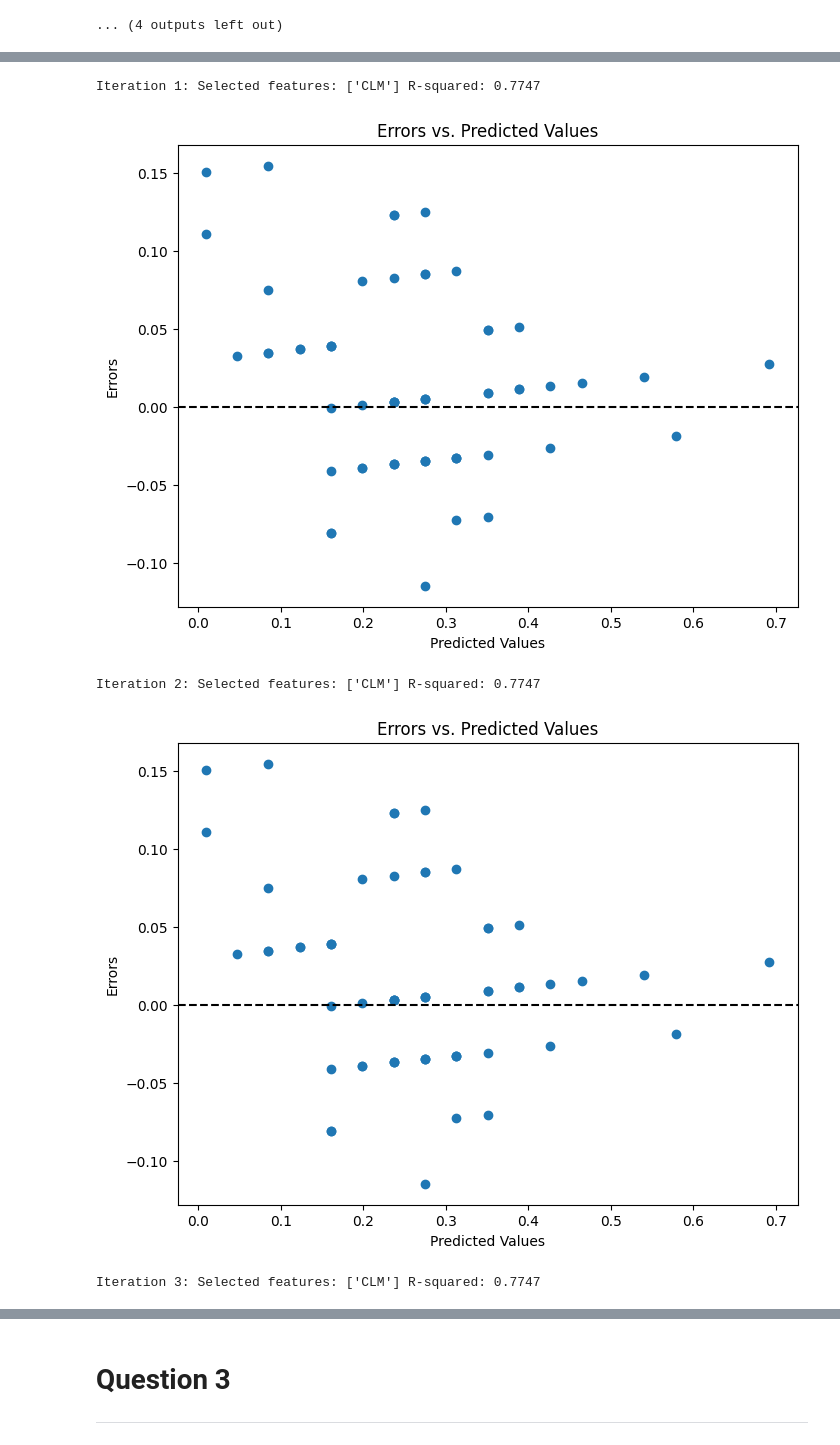
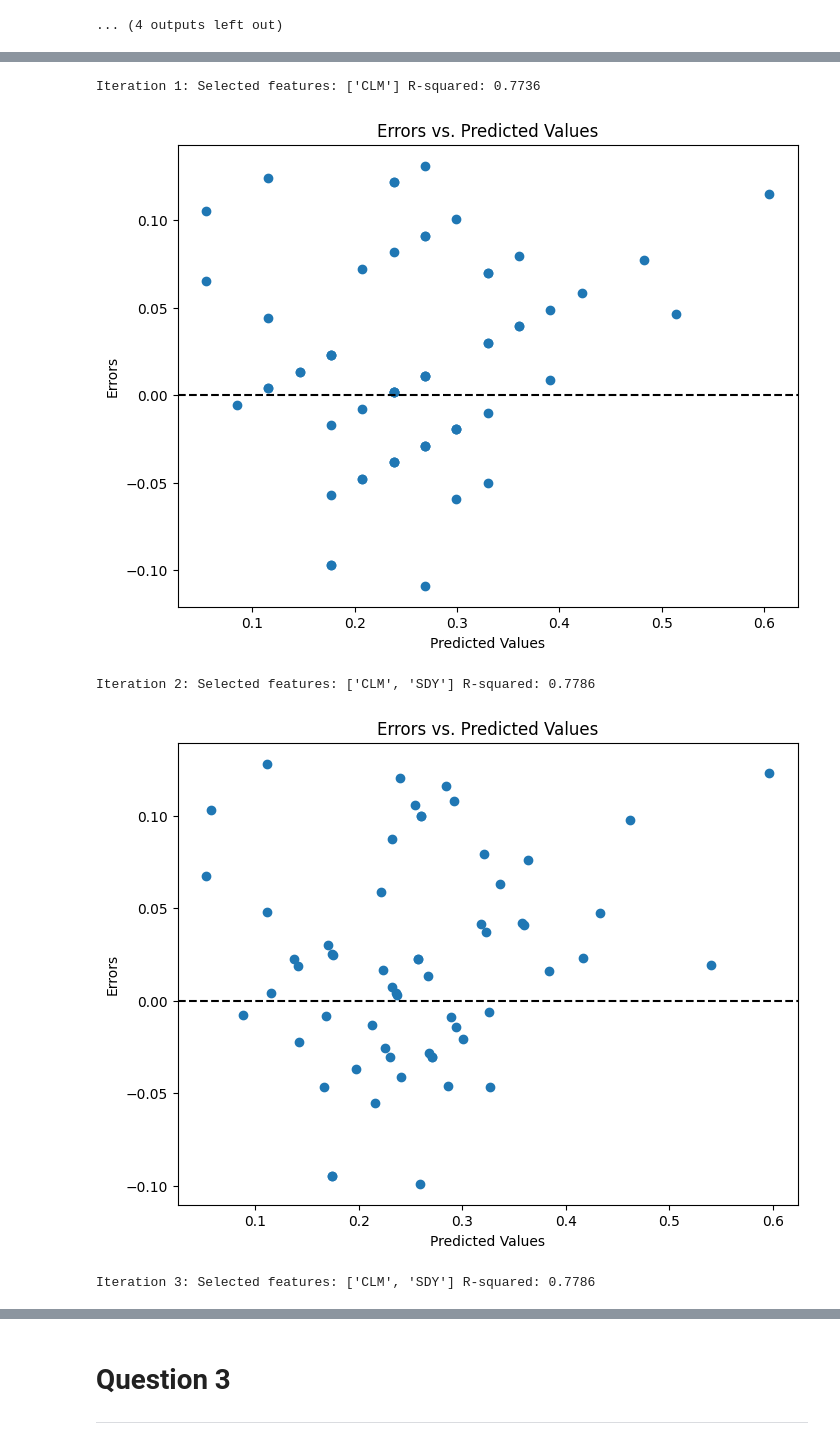
Before and after one commit to SirThaps/DAE_project, a Jupyter notebook: DAE_Assignment_ALL Q.ipynb, the cells around one changed output, grey strips where cells are left out. Saved outputs shown, nothing was run; the diff lists cells and outputs as text; code cells hidden in the pictures.

Commit message:
formatting & ridge interpretation

```diff
--- a/DAE_Assignment_ALL Q.ipynb
+++ b/DAE_Assignment_ALL Q.ipynb
@@ -36,5 +63,5 @@ import matplotlib.pyplot as plt
 import statsmodels.api as sm
 # %%
 # read in the dataset
-data = pd.read_csv('lawyers')
+data = pd.read_csv('data/lawyers')
 # %% [markdown]
@@ -328,40 +366,40 @@ Iteration 6: Selected features: ['CLM', 'LVL_Associate', 'LVL_Senior Partner'] R
 # %%
-ridge_model = Ridge(alpha=0.01) # initializing the ridge regression instance
+ridge_model = Ridge(alpha=1.0) # initializing the ridge regression instance
 
 selection_process = SelectFromModel(ridge_model)  # creating an object to select the number of features
 
 selected_features = []  #  a list to store selected features
 
 # iterate thorugh the features
 for i in range(1, len(X_train.columns) + 1):
     selection_process.max_features = i      # number of features for the object to select per iteration
 
     selection_process.fit(X_train, y_train) # train the model
 
     selected_mask = selection_process.get_support()
     selected_features = list(X_train.columns[selected_mask])    #  return the feature(s) selected based on the alpha = 0.01 value
 
     ridge_model.fit(X_train[selected_features], y_train) # train the model using the selected feature(s)
     y_pred = ridge_model.predict(X_test[selected_features]) # make prediction using test data from the selected features
     r_squared = r2_score(y_test, y_pred)    # evaluate the R squared value using the selected features
 
     print(f'Iteration {i}: Selected features: {selected_features} R-squared: {r_squared:.4f}') # Display each iteration
 
     # Plot the error plots for each iteration
 
     errors = y_test - y_pred  # calculating the error between the predicted and the true values
 
     # the actual plots
     plt.figure(figsize=(8, 6))
     plt.scatter(y_pred, errors)
     plt.axhline(y=0, color='k', linestyle='--')
     plt.title('Errors vs. Predicted Values')
     plt.xlabel('Predicted Values')
     plt.ylabel('Errors')
     plt.show()
 # %% [output]
-Iteration 1: Selected features: ['CLM'] R-squared: 0.7747
+Iteration 1: Selected features: ['CLM'] R-squared: 0.7736
-[figure, old version]
+[figure, new version]
-Iteration 2: Selected features: ['CLM'] R-squared: 0.7747
+Iteration 2: Selected features: ['CLM', 'SDY'] R-squared: 0.7786
-[figure, old version]
+[figure, new version]
-Iteration 3: Selected features: ['CLM'] R-squared: 0.7747
+Iteration 3: Selected features: ['CLM', 'SDY'] R-squared: 0.7786
```
Also changed, not shown: parts of 13 cells of this notebook.
